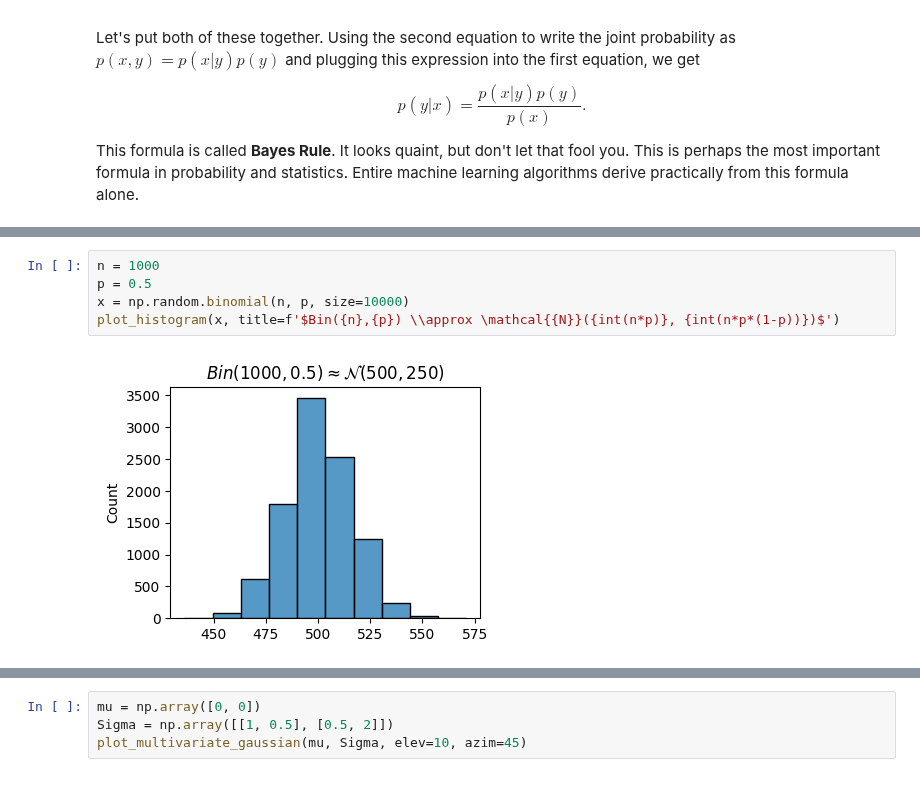
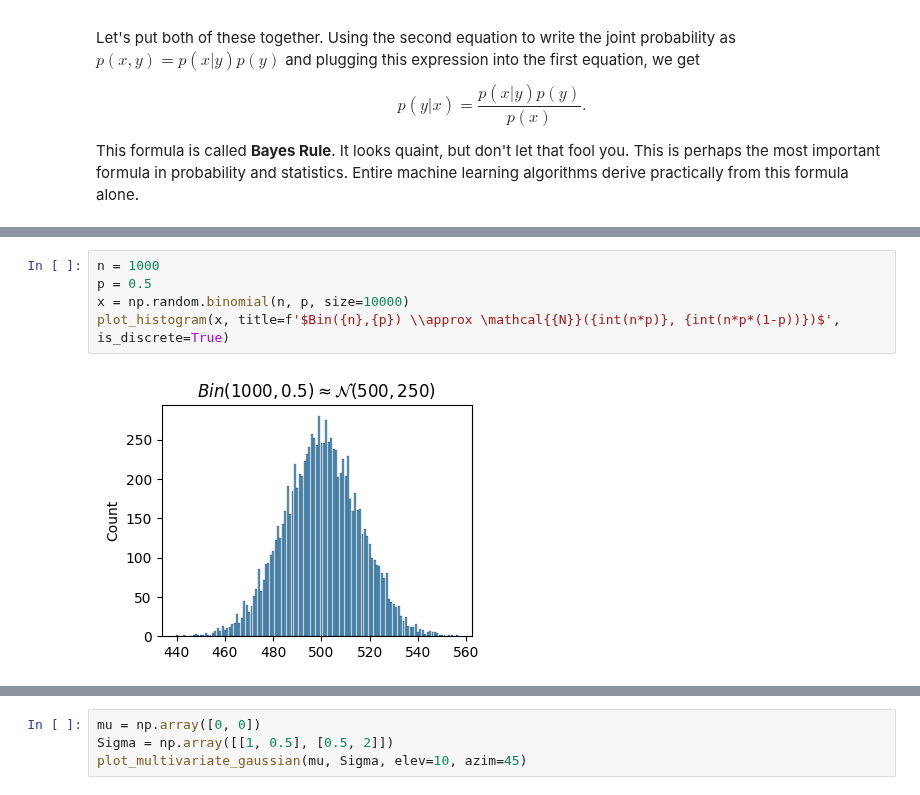
Before and after one commit to rkingery/ml-book, a Jupyter notebook: notebooks/multivariate-probability.ipynb, the cells around one changed output, grey strips where cells are left out. Drawn from its saved outputs; the diff is of its cells as text.

```diff
--- a/notebooks/multivariate-probability.ipynb
+++ b/notebooks/multivariate-probability.ipynb
@@ -286,10 +286,10 @@ Evidently, if you flip a fair coin 10,000 times, the total number of heads would
 # %%
 n = 1000
 p = 0.5
 x = np.random.binomial(n, p, size=10000)
-plot_histogram(x, title=f'$Bin({n},{p}) \\approx \mathcal{{N}}({int(n*p)}, {int(n*p*(1-p))})$')
+plot_histogram(x, title=f'$Bin({n},{p}) \\approx \mathcal{{N}}({int(n*p)}, {int(n*p*(1-p))})$', is_discrete=True)
 # %% [output]
-[figure, old version]
+[figure, new version]
 # %% [markdown]
 ### Continuous Multivariate Distributions
 
```
Also changed, not shown: parts of 14 cells of this notebook, 7 other files.
